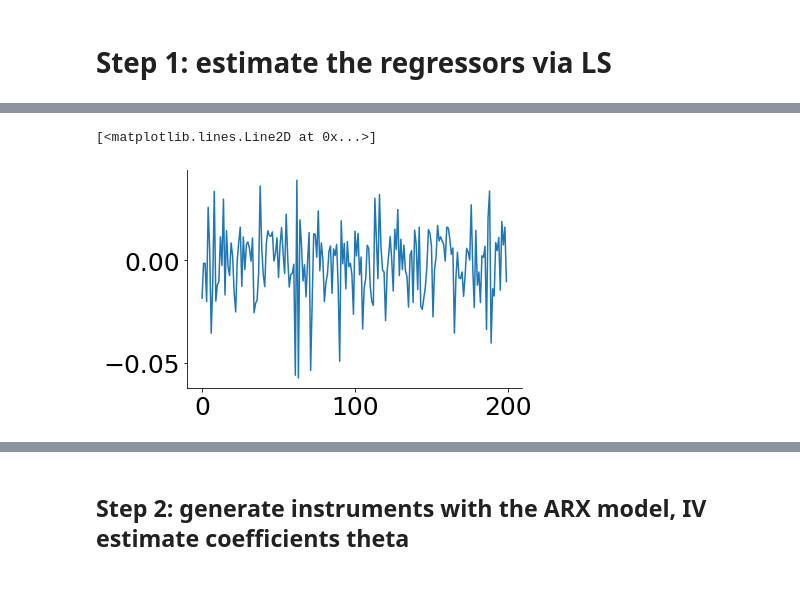
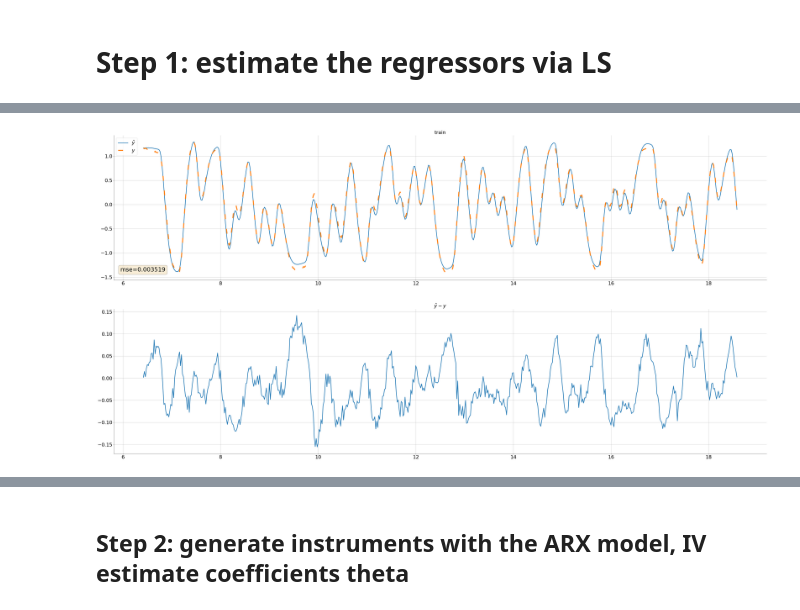
Before and after one commit to nyuhanc/BLA, a Jupyter notebook: BLA_IV.ipynb, the cells around one changed output, grey strips where cells are left out. Saved outputs shown, nothing was run; the diff lists cells and outputs as text; code cells hidden in the pictures.

```diff
--- a/BLA_IV.ipynb
+++ b/BLA_IV.ipynb
@@ -28,6 +28,7 @@ plt.rc('axes', labelsize=25)     # fontsize of the x and y labels
 plt.rc('xtick', labelsize=25)    # fontsize of the tick labels
 plt.rc('ytick', labelsize=25)    # fontsize of the tick labels
 plt.rc('legend', fontsize=25)    # legend fontsize
+plt.rc('lines', linewidth=3)     # linewidth
 
 df1 = pd.read_csv('data/U3.ASC', sep="\s+", names=['time', 'y', 'u'])
 df2 = pd.read_csv('data/U1.ASC', sep="\s+", names=['time', 'y', 'u'])
@@ -55,9 +56,16 @@ y_valid = np.asarray(df1['y']).reshape(-1,1)
 # %% [markdown]
 # Step 1: estimate the regressors via LS
 # %%
-ylag = 20
+# make a copy of the training data
+df_1 = copy.deepcopy(df2)
+
+# define lags
 ulag = 20
-lag = max(ulag,ylag)
+ylag = ulag
+xlag = ulag
+wlag = ulag
+zlag = ulag
+lag = max([ulag,ylag,xlag,wlag,zlag])
 
 # create a list of labels
 lagged_u = ['u_lag'+str(i) for i in range(1, ulag+1)]
@@ -65,29 +73,56 @@ lagged_y = ['y_lag'+str(i) for i in range(1, ylag+1)]
 
 # adding lags to the dataset
 for i in range(1, ylag+1):
-    df2['y_lag'+str(i)] = df2['y'].shift(i)
+    df_1['y_lag'+str(i)] = df_1['y'].shift(i)
 for i in range(1, ulag+1):
-    df2['u_lag'+str(i)] = df2['u'].shift(i)
+    df_1['u_lag'+str(i)] = df_1['u'].shift(i)
 
 # dropping NA values (created due to shifting)
-df2 = df2.dropna()
-display(df2)
+df_1 = df_1.dropna()
 
-model_LS_1 = IV2SLS(dependent=df2['y'],
-                    exog=df2[lagged_y+lagged_u],
+model_LS_1 = IV2SLS(dependent=df_1['y'],
+                    exog=df_1[lagged_u+lagged_y],
                     endog=None,
-                    instruments=None)
-results = model_LS_1.fit(cov_type="unadjusted")
+                    instruments=None) # same as sm.OLS(df_1['y'],df_1[lagged_y+lagged_u])
+results_1 = model_LS_1.fit()
 
-theta_model_1_df = results.params
-print(theta_model_1_df)
+#save results
+theta_1_df = results_1.params
+theta_1 = np.asarray(theta_1_df)
+print(theta_1_df)
 
-theta_model_1 = np.asarray(theta_model_1_df)
+def simulate(theta, y0, u):
+    theta = np.asarray(theta) # shape (ylag+ulag,)
+    y0 = np.asarray(y0)       # shape (ylag,)
+    u = np.asarray(u)         # shape (l, ulag)
 
-model_1_measurements = np.asarray(df2[lagged_y+lagged_u])
+    l = u.shape[0]
+    ylag = y0.shape[0]
+    y = copy.deepcopy(y0)
 
-omega = model_1_measurements @ theta_model_1
+    for i in range(l):
+        y_next = np.concatenate((u[i,:],y[:ylag])) @ theta # one step ahead prediction
+        y = np.concatenate(([y_next],y))
 
-plt.plot(omega[:200]-np.asarray(df2['y'])[:200])
-#plt.plot(np.asarray(df2['y'])[:200])
+    return y[::-1][ylag:]
+
+# simulate model
+yhat_1 = simulate(theta_1, df_1[lagged_y].iloc[0, :], df_1[lagged_u])
+
+y_1_true = np.asarray(df_1['y'])
+t_1 = np.asarray(df_1['time'])
+
+# training error
+mse_train_1 = mean_squared_error(yhat_1, y_1_true)
+
+fig, axn = plt.subplots(2,1,figsize=(60,30))
+axn[0].plot(t_1, yhat_1, label=r'$\hat{y}$')
+axn[0].plot(t_1, y_1_true, label=r'$y$', linestyle=(0, (5,10)), lw=5)
+axn[0].set_title('train')
+axn[0].legend(loc=2)
+axn[0].text(0.01, 0.05, 'mse={}'.format(round(mse_train_1,6)), transform=axn[0].transAxes, verticalalignment='bottom', bbox=dict(boxstyle='round', facecolor='wheat', alpha=0.5))
+axn[0].grid(True)
+axn[1].plot(t_1,yhat_1 - y_1_true)
+axn[1].set_title(r'$\hat{y}-y$')
+axn[1].grid(True)
 # %% [output]
@@ -124,2 +146 @@ Name: parameter, dtype: float64
-[<matplotlib.lines.Line2D at 0x...>]
-[figure, old version]
+[figure, new version]
```
Also changed, not shown: parts of 13 cells of this notebook, 2 other files.
